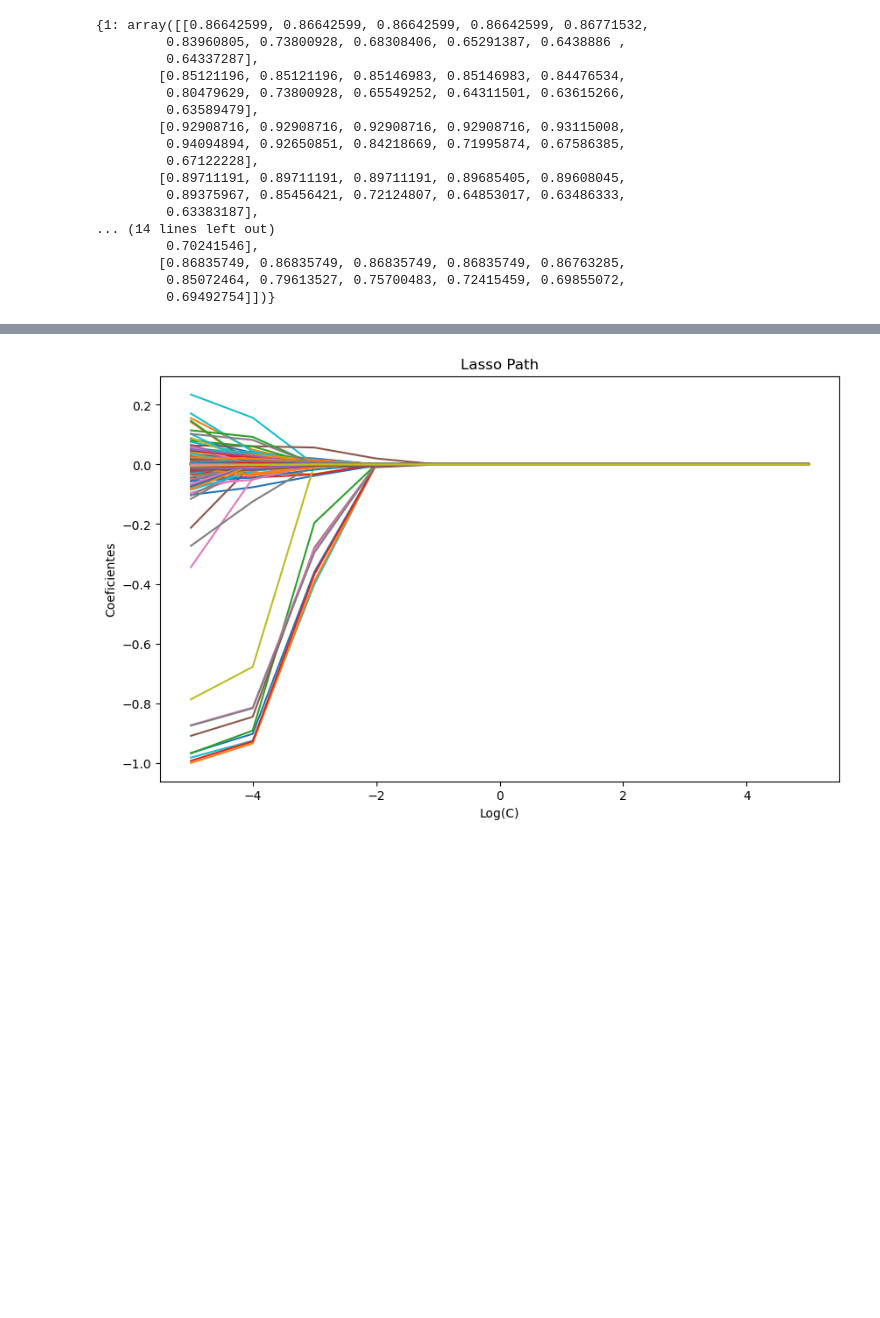
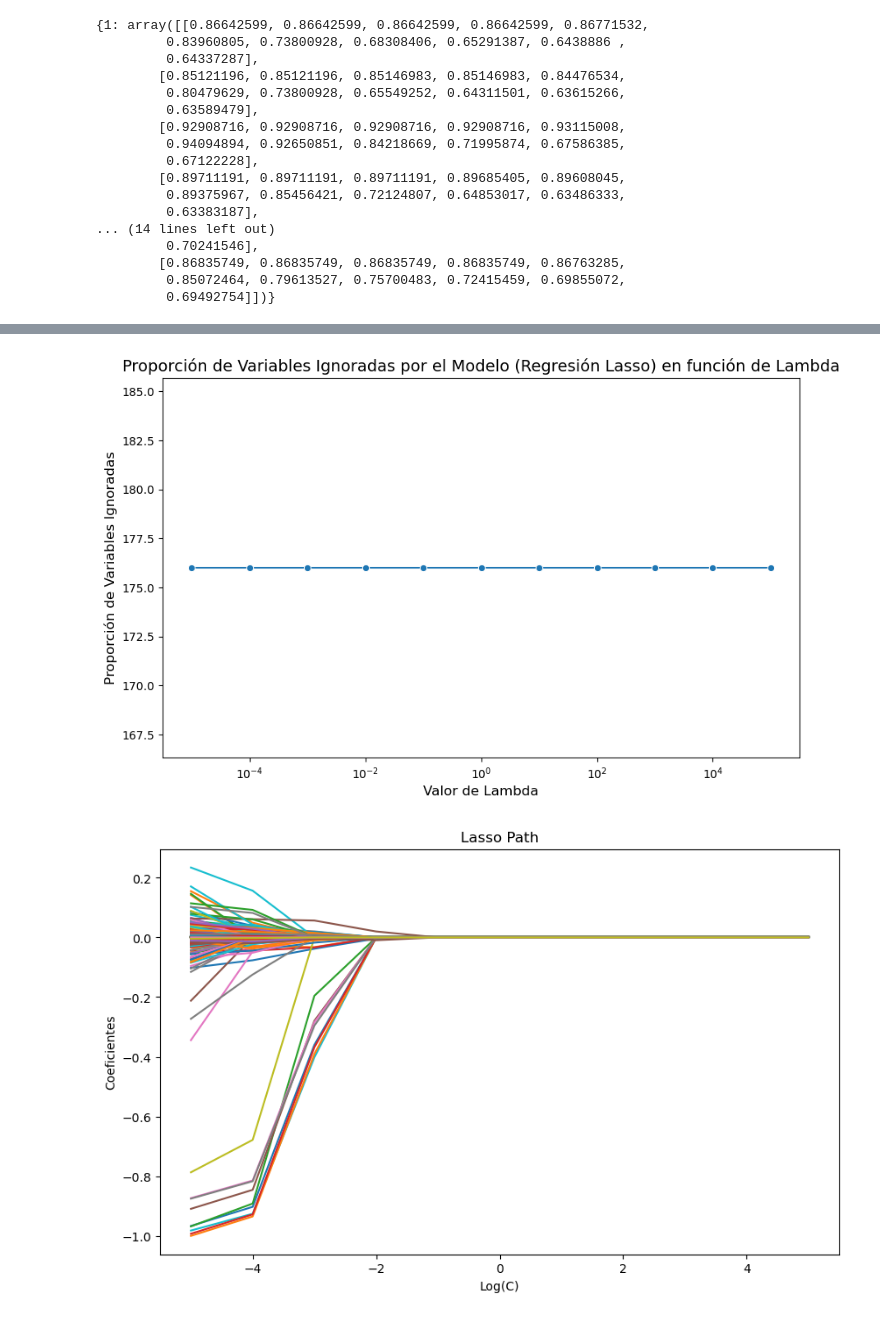
Before and after one commit to maggiecobb/CC408-T1-5, a Jupyter notebook: TP 4/TP 4.ipynb, the cells around one changed output, grey strips where cells are left out. Saved outputs shown, nothing was run; the diff lists cells and outputs as text; code cells hidden in the pictures; blank space fills up the shorter version.

```diff
--- a/TP 4/TP 4.ipynb
+++ b/TP 4/TP 4.ipynb
@@ -1875,3 +1927,23 @@ plt.show()
+# %%
+
+# Crear un DataFrame con los resultados
+df_ignoradas = pd.DataFrame({
+    'Lambda': alphas_24,
+    'Proporcion_Ignoradas': cantidad_descartadas
+})
+
+# Crear el gráfico de lineplot
+plt.figure(figsize=(10, 6))
+sns.lineplot(x='Lambda', y='Proporcion_Ignoradas', data=df_ignoradas, marker='o')
+
+# Títulos y etiquetas
+plt.title('Proporción de Variables Ignoradas por el Modelo (Regresión Lasso) en función de Lambda', fontsize=14)
+plt.xlabel('Valor de Lambda', fontsize=12)
+plt.ylabel('Proporción de Variables Ignoradas', fontsize=12)
+plt.xscale('log')  # Usar escala logarítmica para los valores de lambda
+plt.show()
+# %% [output]
+[figure, added]
 # %%
 import numpy as np
 import matplotlib.pyplot as plt
```
Also changed, not shown: parts of 4 cells of this notebook.
